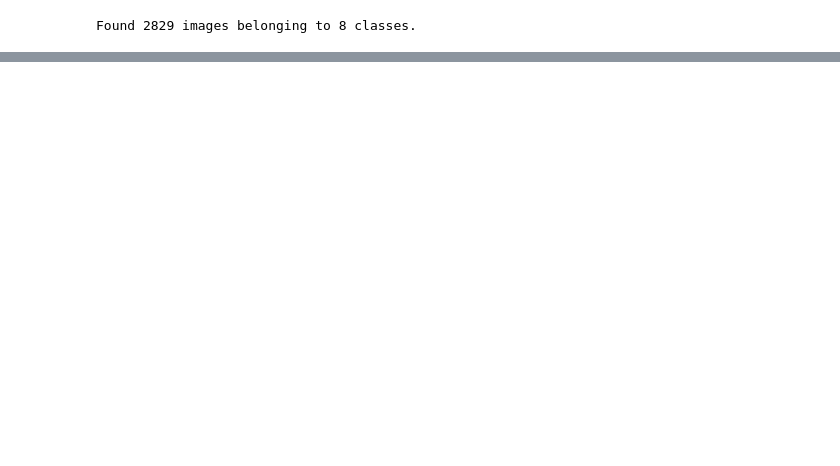
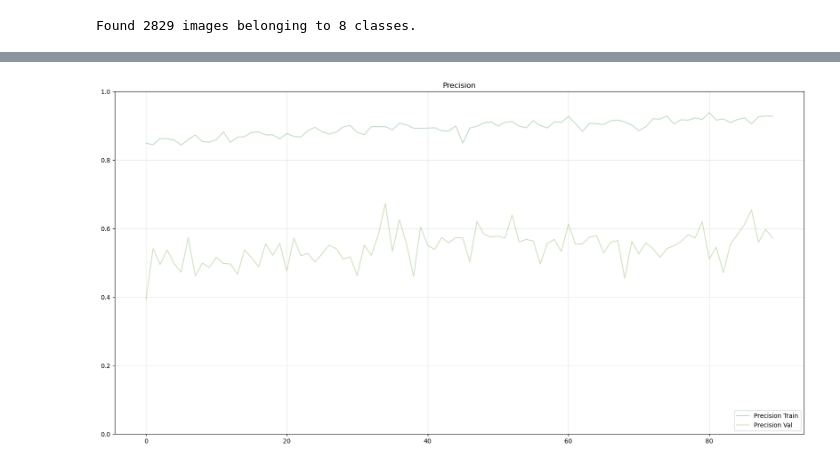
Before and after one commit to lucapetrh-dev/Convolutional-Neural-Network-Leaves-Classification, a Jupyter notebook: Matteo/challenge1.ipynb, the cells around one changed output, grey strips where cells are left out. Saved outputs shown, nothing was run; the diff lists cells and outputs as text; code cells hidden in the pictures; blank space fills up the shorter version.

```diff
--- a/Matteo/challenge1.ipynb
+++ b/Matteo/challenge1.ipynb
@@ -296,0 +515,14 @@ Transform: {'theta': -7.527592869158251, 'tx': 0, 'ty': 0, 'shear': 0, 'zx': 1,
+# %%
+# Precision Graph
+plt.figure(figsize=(20,10))
+
+plt.plot(history['precision_1'], label='Precision Train', alpha=ALPHA, color='#388E3C')
+plt.plot(history['val_precision_1'], label='Precision Val', alpha=ALPHA, color='#689F38')
+
+plt.ylim(0, 1)
+plt.title('Precision')
+plt.legend(loc='lower right')
+plt.grid(alpha=.3)
+plt.show()
+# %% [output]
+[figure, added]
```
Also changed, not shown: parts of 17 cells of this notebook, 32 other files.
